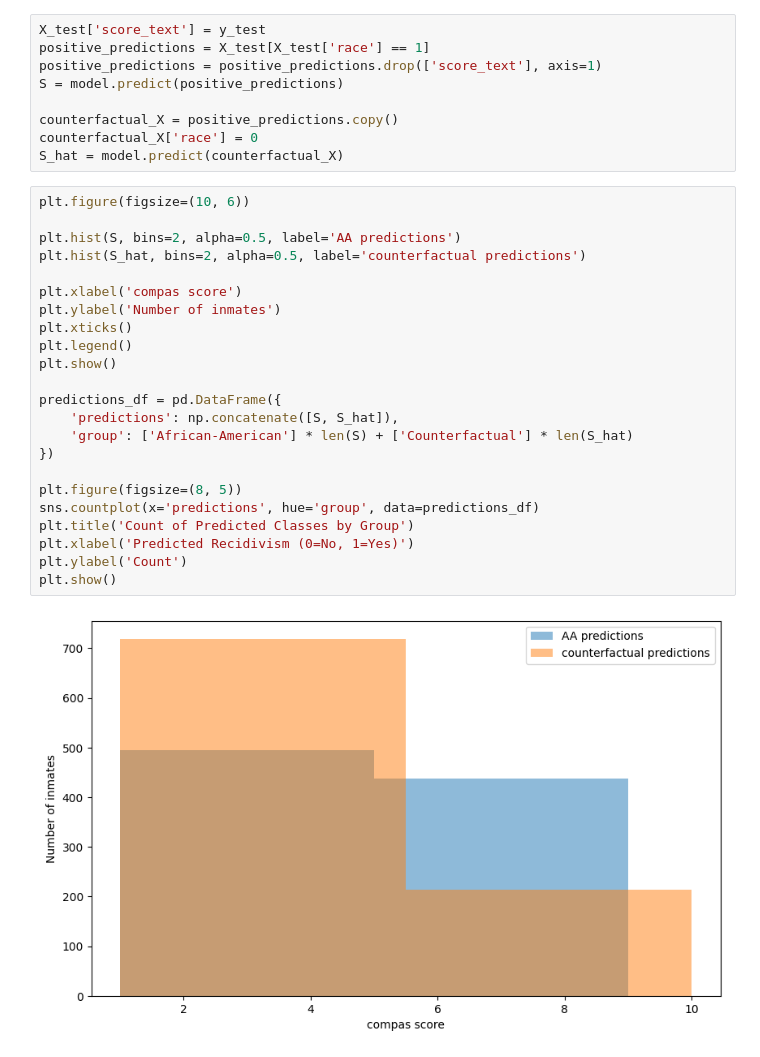
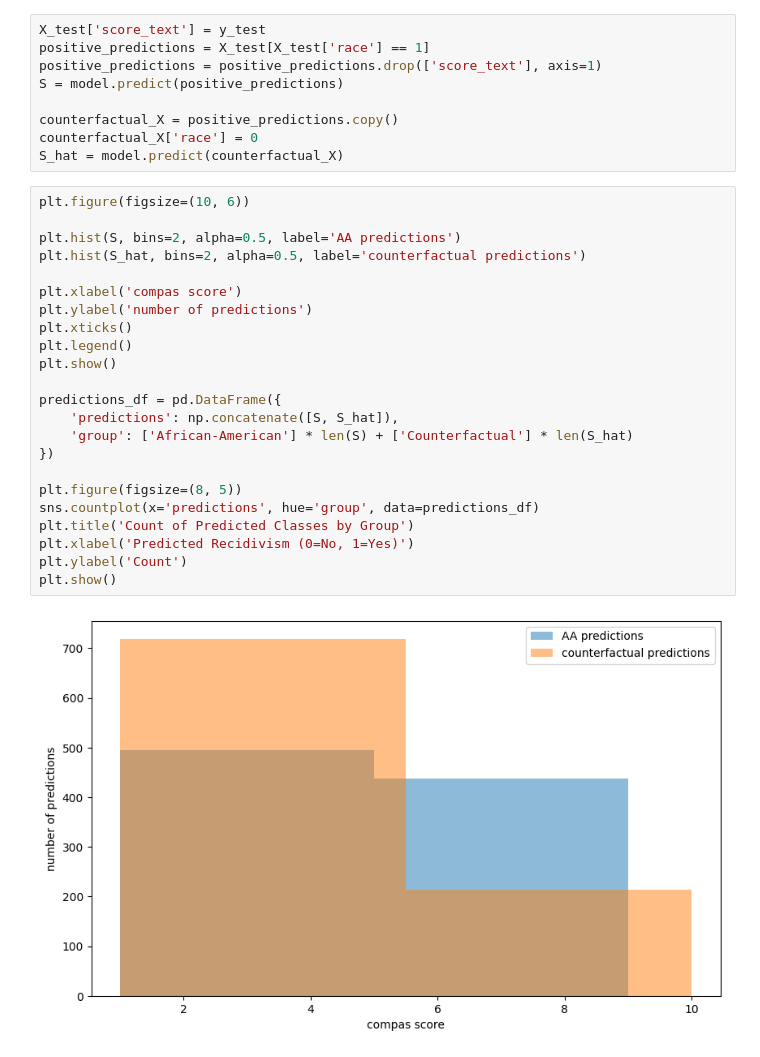
Before and after one commit to chess10kp/compass, a Jupyter notebook: compass.ipynb, the cells around one changed output. Drawn from its saved outputs; the diff is of its cells as text.

```diff
--- a/compass.ipynb
+++ b/compass.ipynb
@@ -197,26 +197,26 @@ S_hat = model.predict(counterfactual_X)
 # %%
 plt.figure(figsize=(10, 6))
 
 plt.hist(S, bins=2, alpha=0.5, label='AA predictions')
 plt.hist(S_hat, bins=2, alpha=0.5, label='counterfactual predictions')
 
 plt.xlabel('compas score')
-plt.ylabel('Number of inmates')
+plt.ylabel('number of predictions')
 plt.xticks()
 plt.legend()
 plt.show()
 
 predictions_df = pd.DataFrame({
     'predictions': np.concatenate([S, S_hat]),
     'group': ['African-American'] * len(S) + ['Counterfactual'] * len(S_hat)
 })
 
 plt.figure(figsize=(8, 5))
 sns.countplot(x='predictions', hue='group', data=predictions_df)
 plt.title('Count of Predicted Classes by Group')
 plt.xlabel('Predicted Recidivism (0=No, 1=Yes)')
 plt.ylabel('Count')
 plt.show()
 # %% [output]
-[figure, old version]
+[figure, new version]
 [figure]
```
Also changed, not shown: parts of 1 cell of this notebook, 3 other files.
